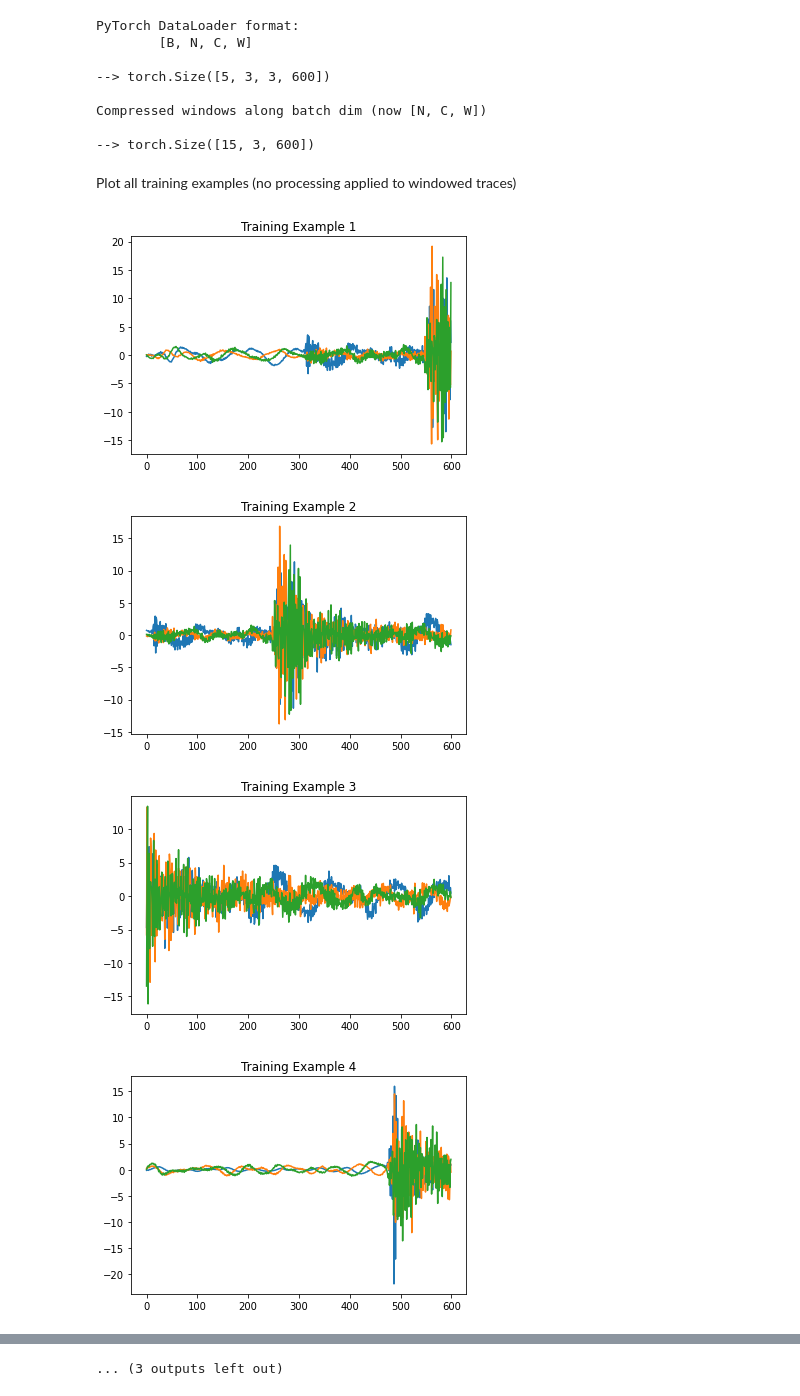
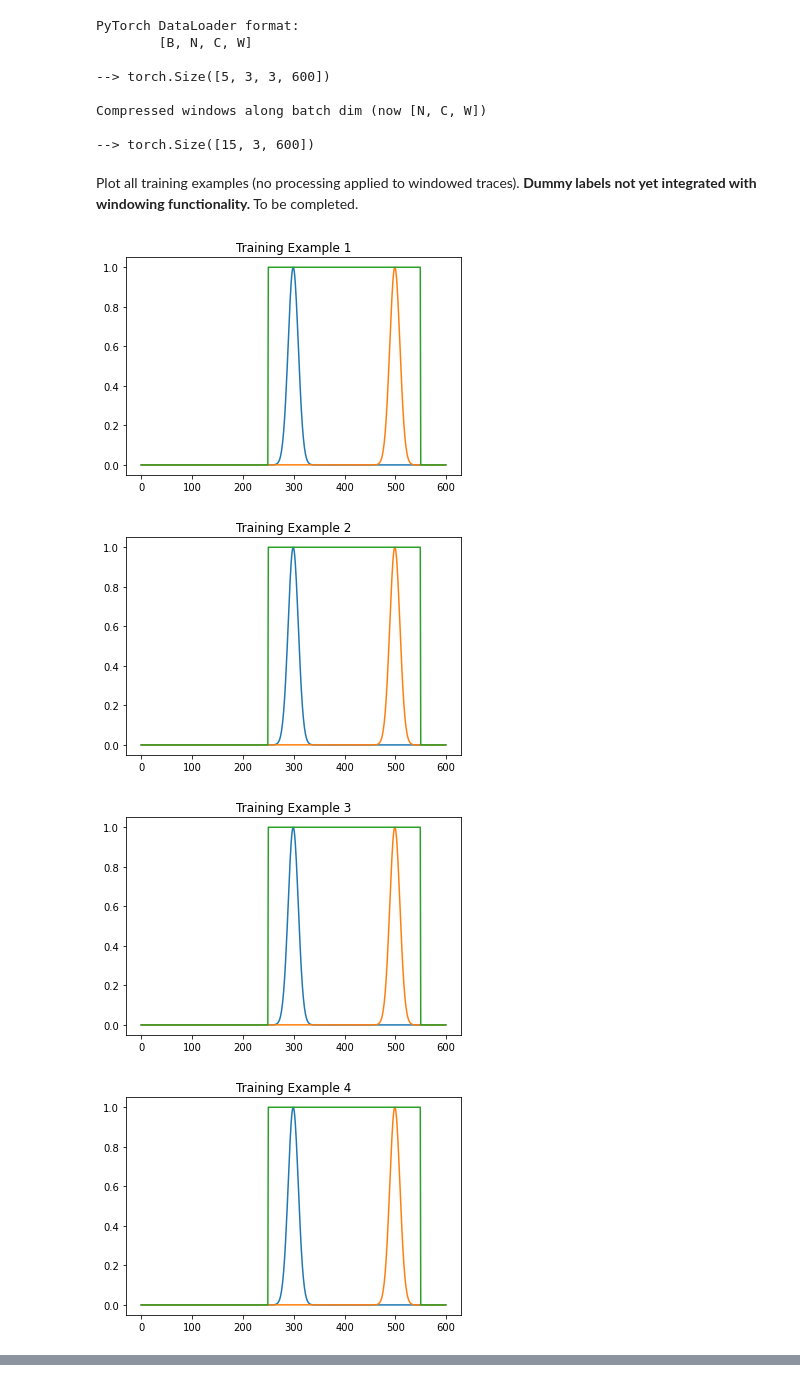
Before and after one commit to seisbench/seisbench, a Jupyter notebook: examples/data_generator_example.ipynb, the cells around one changed output, grey strips where cells are left out. Saved outputs shown, nothing was run; the diff lists cells and outputs as text; code cells hidden in the pictures.

```diff
--- a/examples/data_generator_example.ipynb
+++ b/examples/data_generator_example.ipynb
@@ -105,14 +108,14 @@ Compressed windows along batch dim (now [N, C, W])
 
 --> torch.Size([15, 3, 600])
 # %% [markdown]
-Plot all training examples (no processing applied to windowed traces)
+Plot all training examples (no processing applied to windowed traces). **Dummy labels not yet integrated with windowing functionality.** To be completed.
 # %%
-for i, window in enumerate(train_data['X']):
+for i, window in enumerate(train_data['y']):
     plt.title(f'Training Example {i+1}')
     plt.plot(window.T)
     plt.show()
 # %% [output]
-[figure, old version]
+[figure, new version]
-[figure, old version]
+[figure, new version]
-[figure, old version]
+[figure, new version]
-[figure, old version]
+[figure, new version]
@@ -127 +122,0 @@ for i, window in enumerate(train_data['X']):
-... (3 outputs left out)
```
Also changed, not shown: parts of 19 cells of this notebook, 2 other files.
